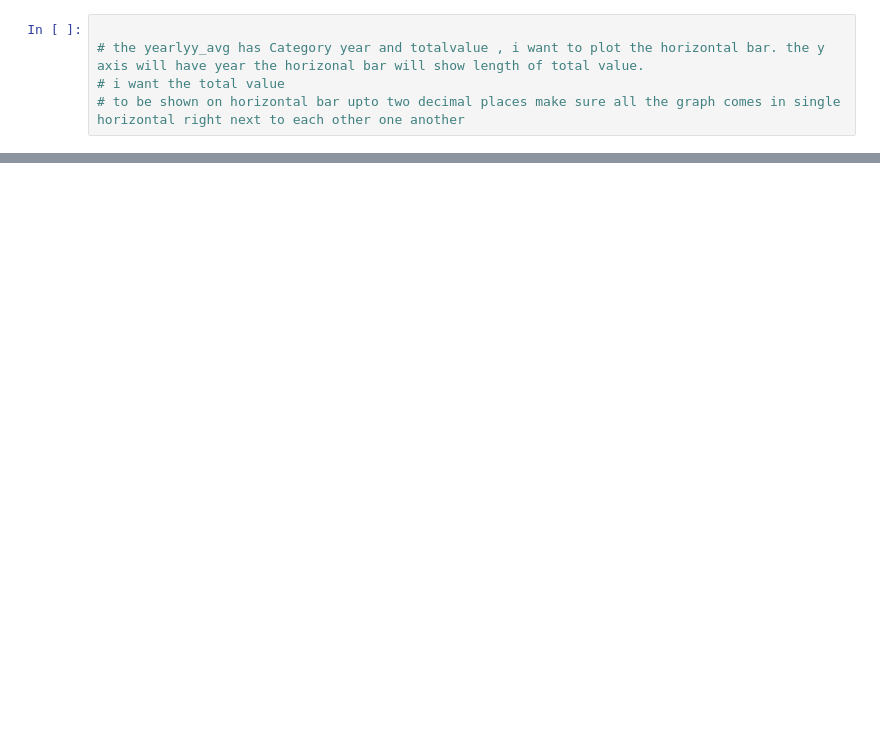
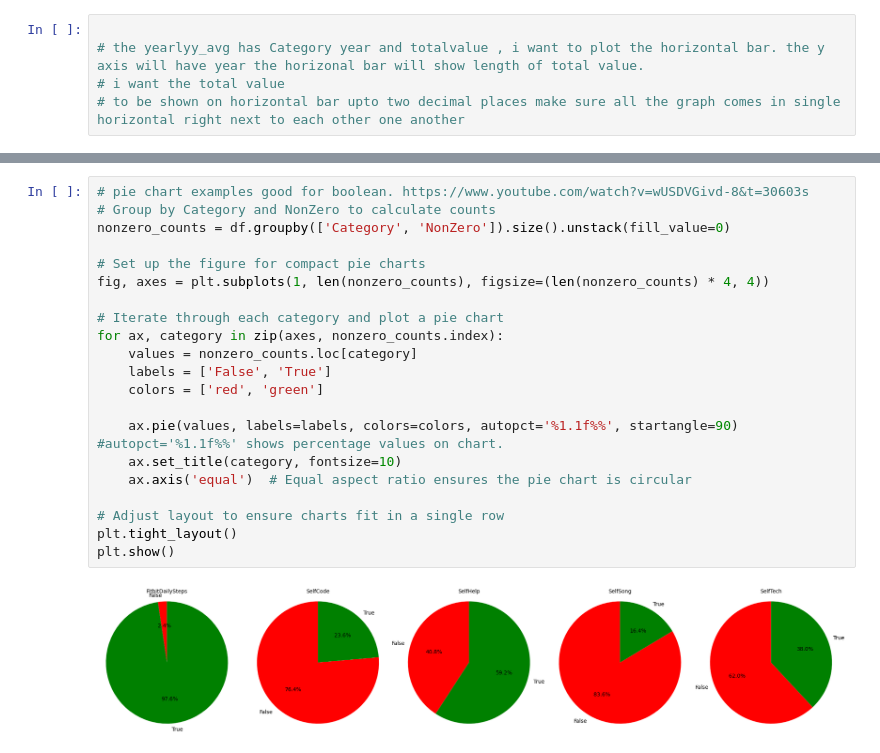
Before and after one commit to NagendraSUVCE/DailyPulse, a Jupyter notebook: DailyPulseMVC/SelfTech/PythonForDataAnalytics/python_3rdhouronwards.ipynb, the cells around one changed output, grey strips where cells are left out. Saved outputs shown, nothing was run; the diff lists cells and outputs as text; blank space fills up the shorter version.

```diff
--- a/DailyPulseMVC/SelfTech/PythonForDataAnalytics/python_3rdhouronwards.ipynb
+++ b/DailyPulseMVC/SelfTech/PythonForDataAnalytics/python_3rdhouronwards.ipynb
@@ -358,0 +368,23 @@ df.to_pickle('pickle')
+# %%
+# pie chart examples good for boolean. https://www.youtube.com/watch?v=wUSDVGivd-8&t=30603s
+# Group by Category and NonZero to calculate counts
+nonzero_counts = df.groupby(['Category', 'NonZero']).size().unstack(fill_value=0)
+
+# Set up the figure for compact pie charts
+fig, axes = plt.subplots(1, len(nonzero_counts), figsize=(len(nonzero_counts) * 4, 4))
+
+# Iterate through each category and plot a pie chart
+for ax, category in zip(axes, nonzero_counts.index):
+    values = nonzero_counts.loc[category]
+    labels = ['False', 'True']
+    colors = ['red', 'green']
+
+    ax.pie(values, labels=labels, colors=colors, autopct='%1.1f%%', startangle=90) #autopct='%1.1f%%' shows percentage values on chart.
+    ax.set_title(category, fontsize=10)
+    ax.axis('equal')  # Equal aspect ratio ensures the pie chart is circular
+
+# Adjust layout to ensure charts fit in a single row
+plt.tight_layout()
+plt.show()
+# %% [output]
+[figure, added]
```
Also changed, not shown: parts of 23 cells of this notebook, 4 other files.
